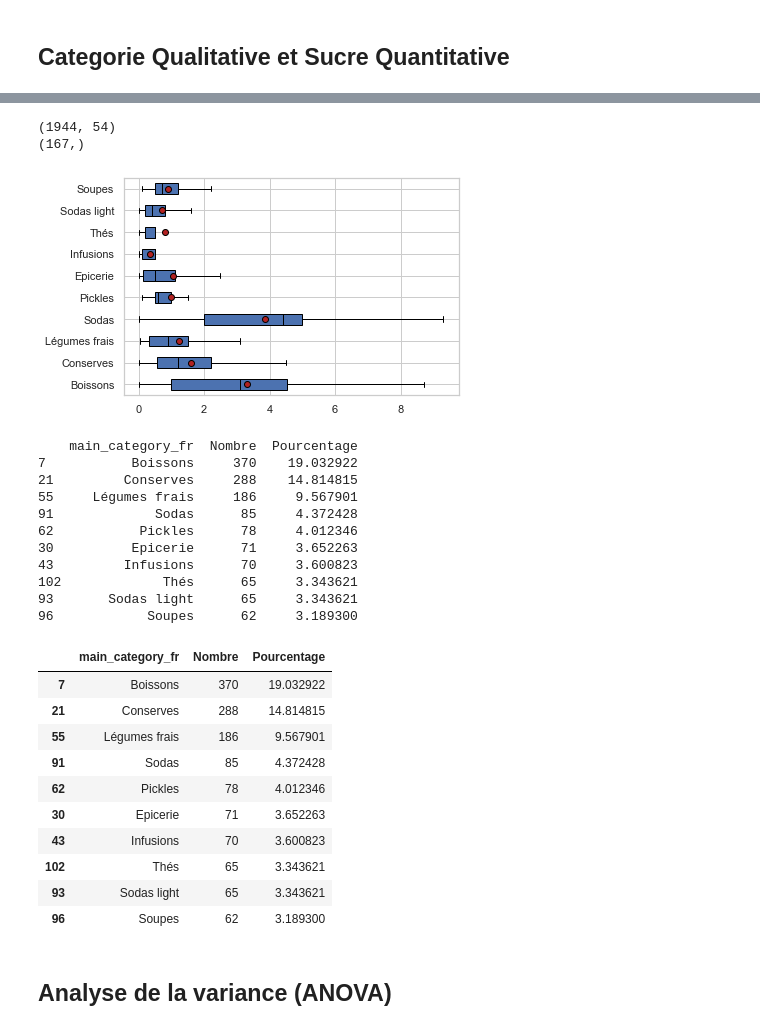
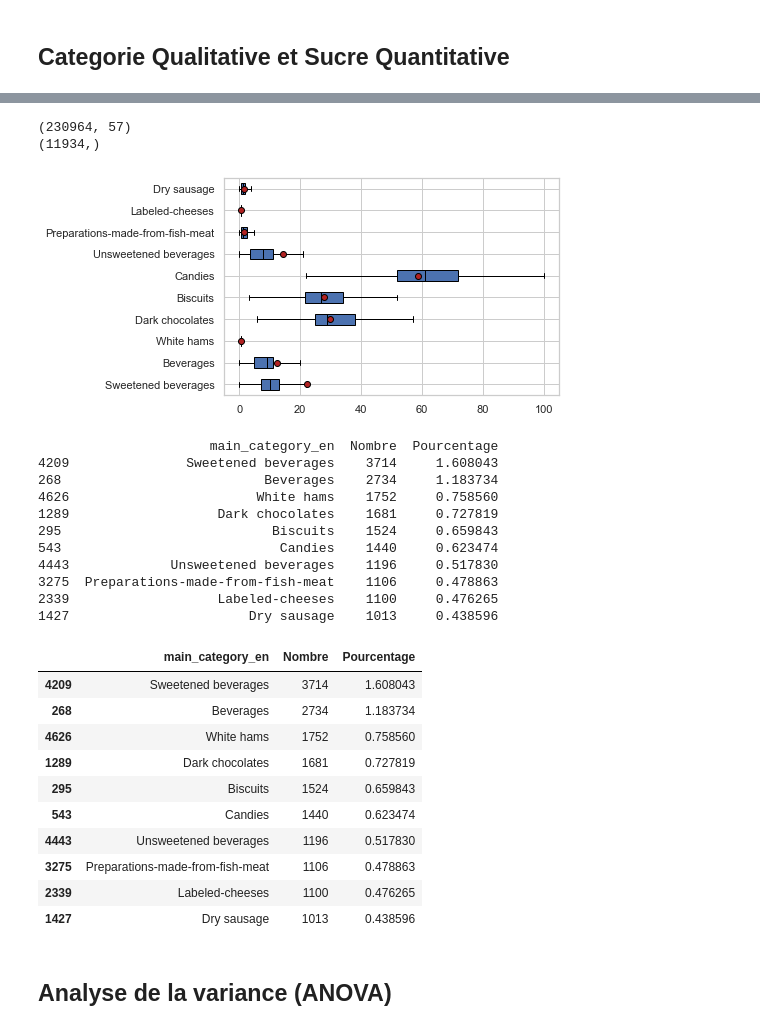
Before and after one commit to PhilippeGe/P3_Philippe_OC, a Jupyter notebook: P3_01_notebook.ipynb, the cells around one changed output, grey strips where cells are left out. Saved outputs shown, nothing was run; the diff lists cells and outputs as text; code cells hidden in the pictures.

```diff
--- a/P3_01_notebook.ipynb
+++ b/P3_01_notebook.ipynb
@@ -471,6 +467,7 @@ retrait du nombre de lignes et colonnes de cette etape: (-5867,0)
 # %%
 data_france.info()
 data_france.head(5)
+data_for_anova2=data_france
 # %% [output]
 <class 'pandas.core.frame.DataFrame'>
 Int64Index: 713573 entries, 0 to 1838609
@@ -1083,16 +1033,0 @@ print(modalites_fat.shape)
-# %%
-groupes_fat = []
-
-
-modalites_fat=df_10_country_fr['countries_fr']
-for m in modalites_fat:
-    groupes_fat.append(country_fat_df_Optimized[country_fat_df_Optimized['countries_fr']==m]['fat_100g'])
-
-# Propriétés graphiques
-medianprops = {'color':"black"}
-meanprops = {'marker':'o', 'markeredgecolor':'black',
-            'markerfacecolor':'firebrick'}
-
-plt.boxplot(groupes_fat, labels=modalites_fat, showfliers=False, medianprops=medianprops,
-            vert=False, patch_artist=True, showmeans=True, meanprops=meanprops)
-plt.show()
@@ -1168,54 +1066,54 @@ NameError: name 'cont' is not defined
 # %%
-new_df_Optimized = df_Optimized[df_Optimized['sugars_100g']>0.0]
+new_df_Optimized = data_for_anova2[data_for_anova2['sugars_100g']>0]
 
-new_df_Optimized2 = new_df_Optimized[~new_df_Optimized['main_category_fr'].isna()]
+new_df_Optimized2 = new_df_Optimized[~new_df_Optimized['main_category_en'].isna()]
 
 print(new_df_Optimized2.shape)
 
-df_10_main_category_fr = get_top_10(new_df_Optimized2, 'main_category_fr')
+df_10_main_category_fr = get_top_10(new_df_Optimized2, 'main_category_en')
 
-X = new_df_Optimized2['main_category_fr'] #qualitative
+X = new_df_Optimized2['main_category_en'] #qualitative
 Y = new_df_Optimized2['sugars_100g']  #quantitative
 modalites=X.unique()
 
 print(modalites.shape)
 # %% [output]
-(1944, 54)
-(167,)
+(230964, 57)
+(11934,)
 # %%
 groupes = []
 # for m in modalites:
 #     groupes.append(sous_echantillon[sous_echantillon[X]==m][Y])
 
 
-modalites=df_10_main_category_fr['main_category_fr']
+modalites=df_10_main_category_fr['main_category_en']
 for m in modalites:
-    groupes.append(new_df_Optimized2[new_df_Optimized2['main_category_fr']==m]['sugars_100g'])
+    groupes.append(new_df_Optimized2[new_df_Optimized2['main_category_en']==m]['sugars_100g'])
 
 # Propriétés graphiques
 medianprops = {'color':"black"}
 meanprops = {'marker':'o', 'markeredgecolor':'black',
             'markerfacecolor':'firebrick'}
 
 plt.boxplot(groupes, labels=modalites, showfliers=False
             , medianprops=medianprops,
             vert=False, patch_artist=True, showmeans=True, meanprops=meanprops)
 plt.show()
 
 print(df_10_main_category_fr)
 # %% [output]
-[figure, old version]
+[figure, new version]
-    main_category_fr  Nombre  Pourcentage
-7           Boissons     370    19.032922
-21         Conserves     288    14.814815
-55     Légumes frais     186     9.567901
-91             Sodas      85     4.372428
-62           Pickles      78     4.012346
-30          Epicerie      71     3.652263
-43         Infusions      70     3.600823
-102             Thés      65     3.343621
-93       Sodas light      65     3.343621
-96            Soupes      62     3.189300
+                      main_category_en  Nombre  Pourcentage
+4209               Sweetened beverages    3714     1.608043
+268                          Beverages    2734     1.183734
+4626                        White hams    1752     0.758560
+1289                   Dark chocolates    1681     0.727819
+295                           Biscuits    1524     0.659843
+543                            Candies    1440     0.623474
+4443             Unsweetened beverages    1196     0.517830
+3275  Preparations-made-from-fish-meat    1106     0.478863
+2339                   Labeled-cheeses    1100     0.476265
+1427                       Dry sausage    1013     0.438596
 # %%
 # m=modalites[1]
 # new_df_Optimized2[new_df_Optimized2['main_category_fr']==m]['sugars_100g']
@@ -1223,17 +1121,17 @@ print(df_10_main_category_fr)
 # #new_df_Optimized2[new_df_Optimized2['categories_fr']==m[Y]
 df_10_main_category_fr
 # %% [output]
-|  | main_category_fr | Nombre | Pourcentage |
-| 7 | Boissons | 370 | 19.032922 |
-| 21 | Conserves | 288 | 14.814815 |
-| 55 | Légumes frais | 186 | 9.567901 |
-| 91 | Sodas | 85 | 4.372428 |
-| 62 | Pickles | 78 | 4.012346 |
-| 30 | Epicerie | 71 | 3.652263 |
-| 43 | Infusions | 70 | 3.600823 |
-| 102 | Thés | 65 | 3.343621 |
-| 93 | Sodas light | 65 | 3.343621 |
-| 96 | Soupes | 62 | 3.189300 |
+|  | main_category_en | Nombre | Pourcentage |
+| 4209 | Sweetened beverages | 3714 | 1.608043 |
+| 268 | Beverages | 2734 | 1.183734 |
+| 4626 | White hams | 1752 | 0.758560 |
+| 1289 | Dark chocolates | 1681 | 0.727819 |
+| 295 | Biscuits | 1524 | 0.659843 |
+| 543 | Candies | 1440 | 0.623474 |
+| 4443 | Unsweetened beverages | 1196 | 0.517830 |
+| 3275 | Preparations-made-from-fish-meat | 1106 | 0.478863 |
+| 2339 | Labeled-cheeses | 1100 | 0.476265 |
+| 1427 | Dry sausage | 1013 | 0.438596 |
 # %% [markdown]
 ## Analyse de la variance (ANOVA) ##
 # %%
```
Also changed, not shown: parts of 54 cells of this notebook.
